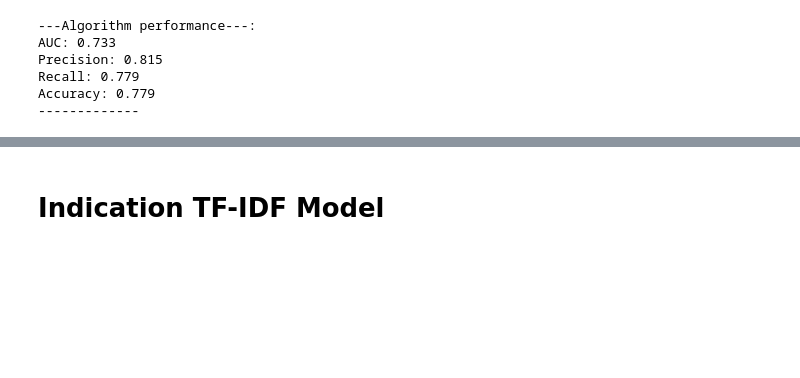
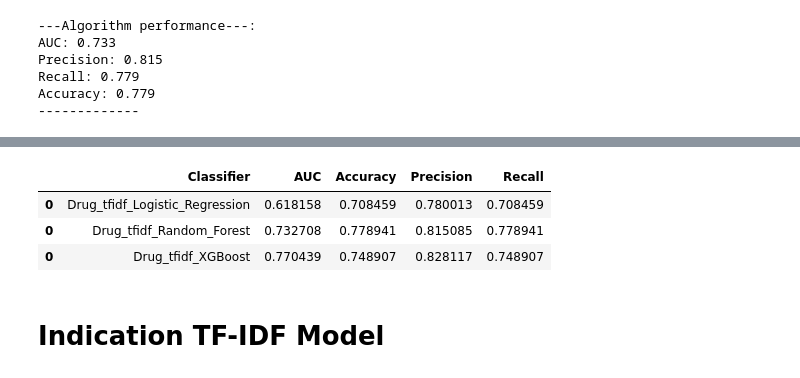
Before and after one commit to omerfalach/Death-Classification-FAERS, a Jupyter notebook: Modeling.ipynb, the cells around one changed output, grey strips where cells are left out. Cells and saved outputs as stored; diff of their text form; code cells hidden in the pictures; blank space fills up the shorter version.

```diff
--- a/Modeling.ipynb
+++ b/Modeling.ipynb
@@ -521,6 +537,15 @@ Precision: 0.828
 Recall: 0.749
 Accuracy: 0.749
 -------------
+# %%
+drug_tfidf_classifiers = {'Drug_tfidf_Logistic_Regression':drug_tfidf_logreg,'Drug_tfidf_Random_Forest':drug_tfidf_rforest, 'Drug_tfidf_XGBoost':drug_tfidf_xgboost}
+drug_tfidf_evaluation= evaluation_table(drug_tfidf_classifiers)
+drug_tfidf_evaluation
+# %% [output]
+|  | Classifier | AUC | Accuracy | Precision | Recall |
+| 0 | Drug_tfidf_Logistic_Regression | 0.618158 | 0.708459 | 0.780013 | 0.708459 |
+| 0 | Drug_tfidf_Random_Forest | 0.732708 | 0.778941 | 0.815085 | 0.778941 |
+| 0 | Drug_tfidf_XGBoost | 0.770439 | 0.748907 | 0.828117 | 0.748907 |
 # %% [markdown]
 # **Indication TF-IDF Model**
 # %%
```
Also changed, not shown: parts of 14 cells of this notebook.
